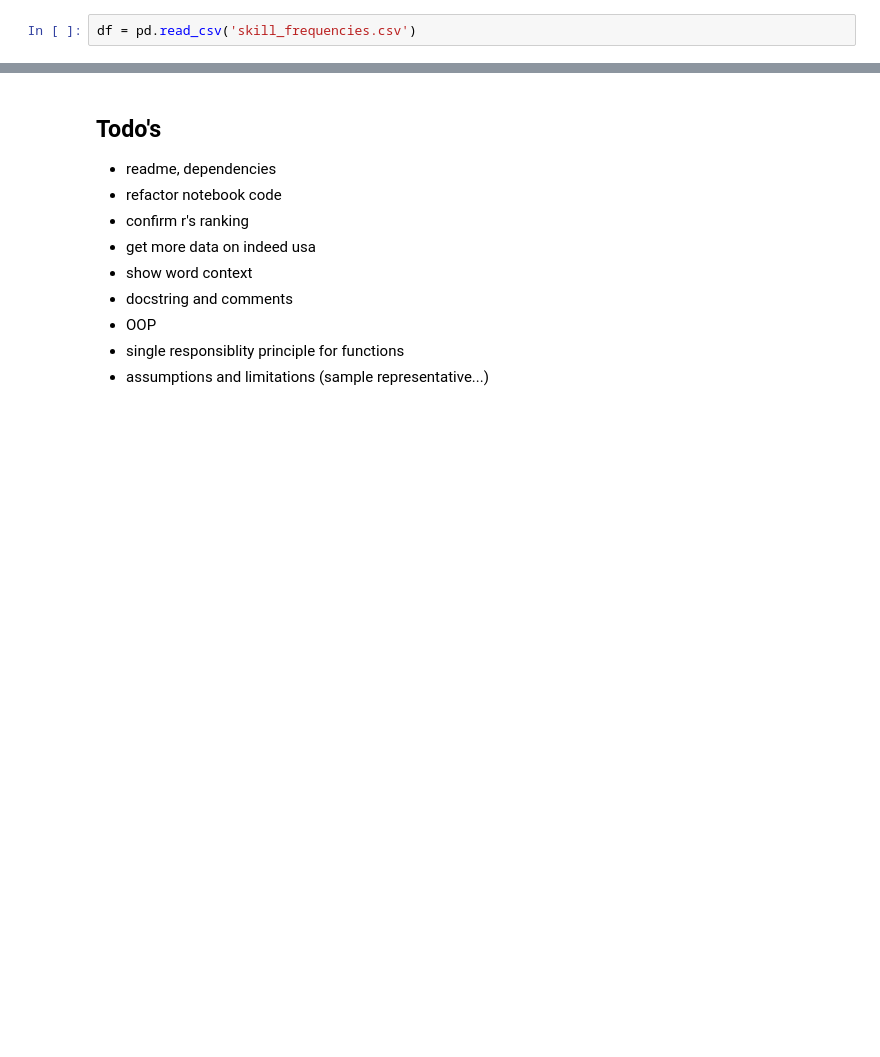
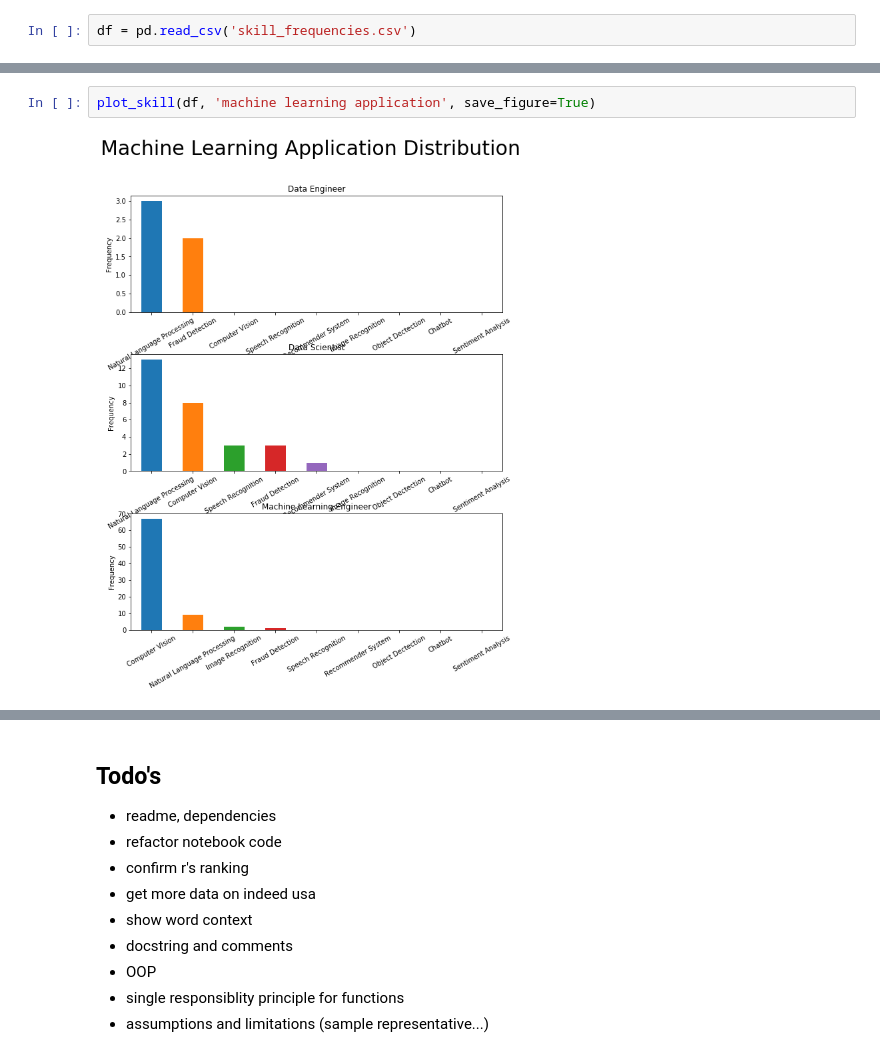
Before and after one commit to georgeliu1998/ideal_profiles, a Jupyter notebook: ideal_profiles_2.ipynb, the cells around one changed output, grey strips where cells are left out. Drawn from its saved outputs; the diff is of its cells as text; blank space fills up the shorter version.

```diff
--- a/ideal_profiles_2.ipynb
+++ b/ideal_profiles_2.ipynb
@@ -25,0 +44,4 @@ plot_skill(df, 'programming languages', save_figure=True)
+# %%
+plot_skill(df, 'machine learning application', save_figure=True)
+# %% [output]
+[figure, added]
```
Also changed, not shown: parts of 13 cells of this notebook.
